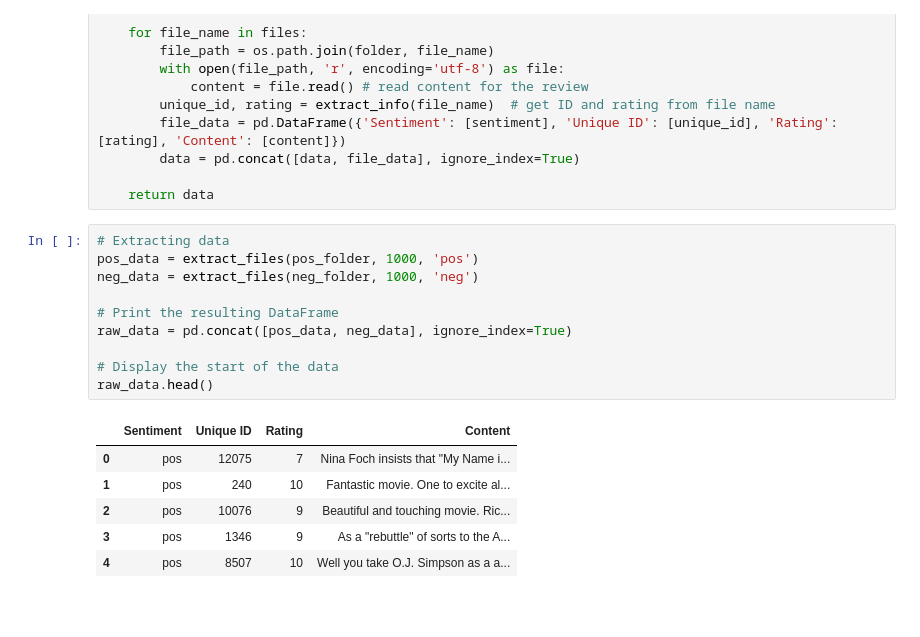
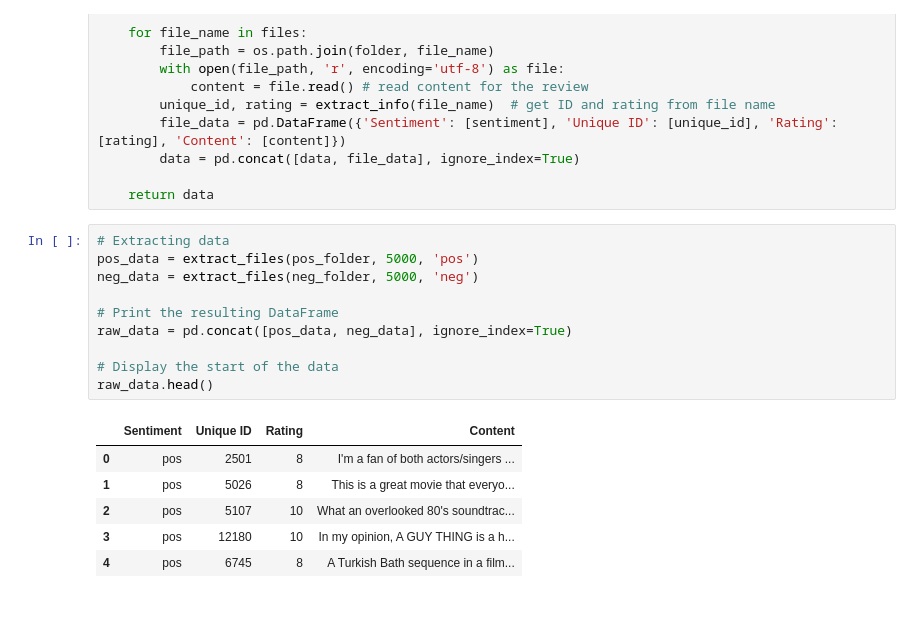
Before and after one commit to Jieoi/Text_Classification, a Jupyter notebook: NLP_midterm.ipynb, the cells around one changed output. Drawn from its saved outputs; the diff is of its cells as text.

```diff
--- a/NLP_midterm.ipynb
+++ b/NLP_midterm.ipynb
@@ -199,21 +206,21 @@ def extract_files(folder, num_files, sentiment):
     return data
 # %%
 # Extracting data
-pos_data = extract_files(pos_folder, 1000, 'pos')
-neg_data = extract_files(neg_folder, 1000, 'neg')
+pos_data = extract_files(pos_folder, 5000, 'pos')
+neg_data = extract_files(neg_folder, 5000, 'neg')
 
 # Print the resulting DataFrame
 raw_data = pd.concat([pos_data, neg_data], ignore_index=True)
 
 # Display the start of the data
 raw_data.head()
 # %% [output]
 |  | Sentiment | Unique ID | Rating | Content |
-| 0 | pos | 12075 | 7 | Nina Foch insists that "My Name i... |
-| 1 | pos | 240 | 10 | Fantastic movie. One to excite al... |
-| 2 | pos | 10076 | 9 | Beautiful and touching movie. Ric... |
-| 3 | pos | 1346 | 9 | As a "rebuttle" of sorts to the A... |
-| 4 | pos | 8507 | 10 | Well you take O.J. Simpson as a a... |
+| 0 | pos | 2501 | 8 | I'm a fan of both actors/singers ... |
+| 1 | pos | 5026 | 8 | This is a great movie that everyo... |
+| 2 | pos | 5107 | 10 | What an overlooked 80's soundtrac... |
+| 3 | pos | 12180 | 10 | In my opinion, A GUY THING is a h... |
+| 4 | pos | 6745 | 8 | A Turkish Bath sequence in a film... |
 # %% [markdown]
 <br>
 # %% [markdown]
```
Also changed, not shown: parts of 40 cells of this notebook, 2 other files.
